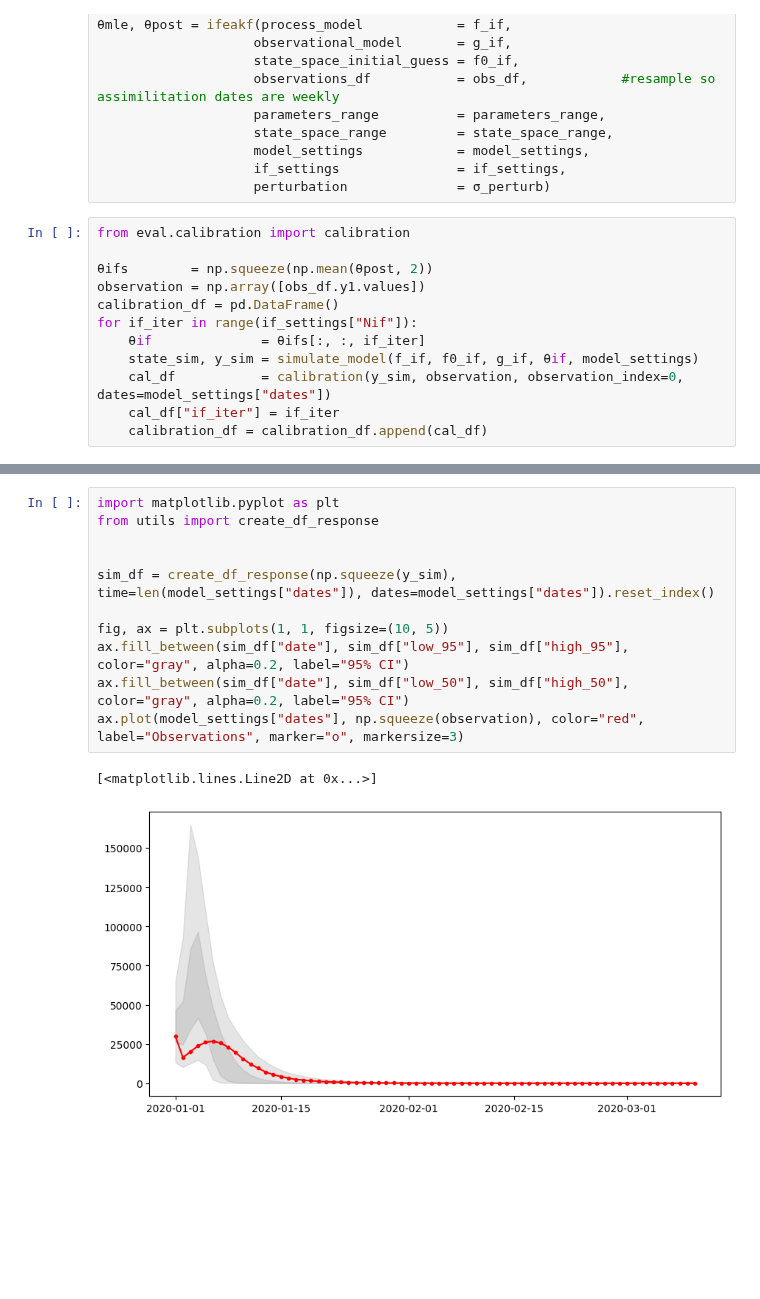
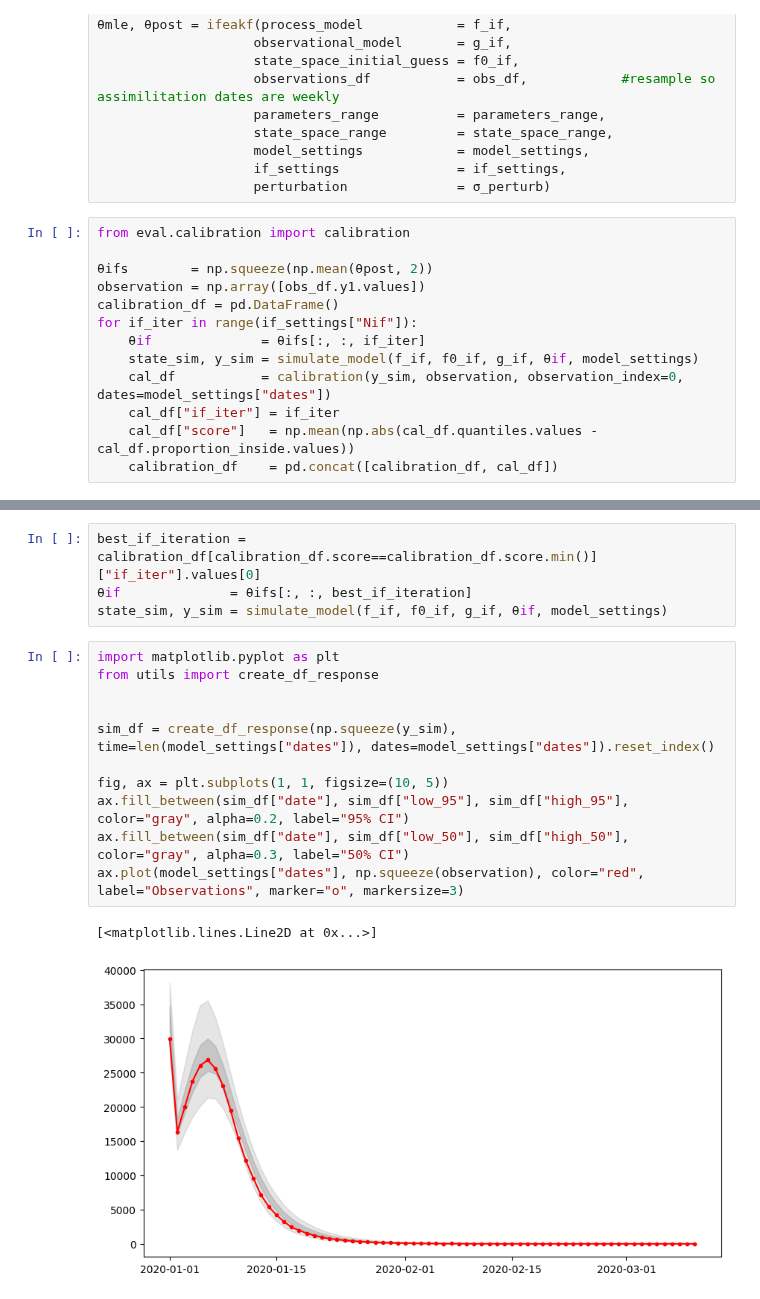
Before and after one commit to ChaosDonkey06/pompjax, a Jupyter notebook: pompjax/calibration_example.ipynb, the cells around one changed output, grey strips where cells are left out. Drawn from its saved outputs; the diff is of its cells as text; blank space fills up the shorter version.

Commit message:
updating calibration example

```diff
--- a/pompjax/calibration_example.ipynb
+++ b/pompjax/calibration_example.ipynb
@@ -191,7 +191,8 @@ for if_iter in range(if_settings["Nif"]):
     state_sim, y_sim = simulate_model(f_if, f0_if, g_if, θif, model_settings)
     cal_df           = calibration(y_sim, observation, observation_index=0, dates=model_settings["dates"])
     cal_df["if_iter"] = if_iter
-    calibration_df = calibration_df.append(cal_df)
+    cal_df["score"]   = np.mean(np.abs(cal_df.quantiles.values - cal_df.proportion_inside.values))
+    calibration_df    = pd.concat([calibration_df, cal_df])
 # %%
 from eval.calibration import calibration
 import matplotlib.pyplot as plt
@@ -210,14 +212,18 @@ ax.legend(title="IF iteration")
+# %%
+best_if_iteration = calibration_df[calibration_df.score==calibration_df.score.min()]["if_iter"].values[0]
+θif              = θifs[:, :, best_if_iteration]
+state_sim, y_sim = simulate_model(f_if, f0_if, g_if, θif, model_settings)
 # %%
 import matplotlib.pyplot as plt
 from utils import create_df_response
 
 
 sim_df = create_df_response(np.squeeze(y_sim), time=len(model_settings["dates"]), dates=model_settings["dates"]).reset_index()
 
 fig, ax = plt.subplots(1, 1, figsize=(10, 5))
 ax.fill_between(sim_df["date"], sim_df["low_95"], sim_df["high_95"], color="gray", alpha=0.2, label="95% CI")
-ax.fill_between(sim_df["date"], sim_df["low_50"], sim_df["high_50"], color="gray", alpha=0.2, label="95% CI")
+ax.fill_between(sim_df["date"], sim_df["low_50"], sim_df["high_50"], color="gray", alpha=0.3, label="50% CI")
 ax.plot(model_settings["dates"], np.squeeze(observation), color="red", label="Observations", marker="o", markersize=3)
 # %% [output]
 [<matplotlib.lines.Line2D at 0x...>]
-[figure, old version]
+[figure, new version]
```
Also changed, not shown: parts of 6 cells of this notebook.
